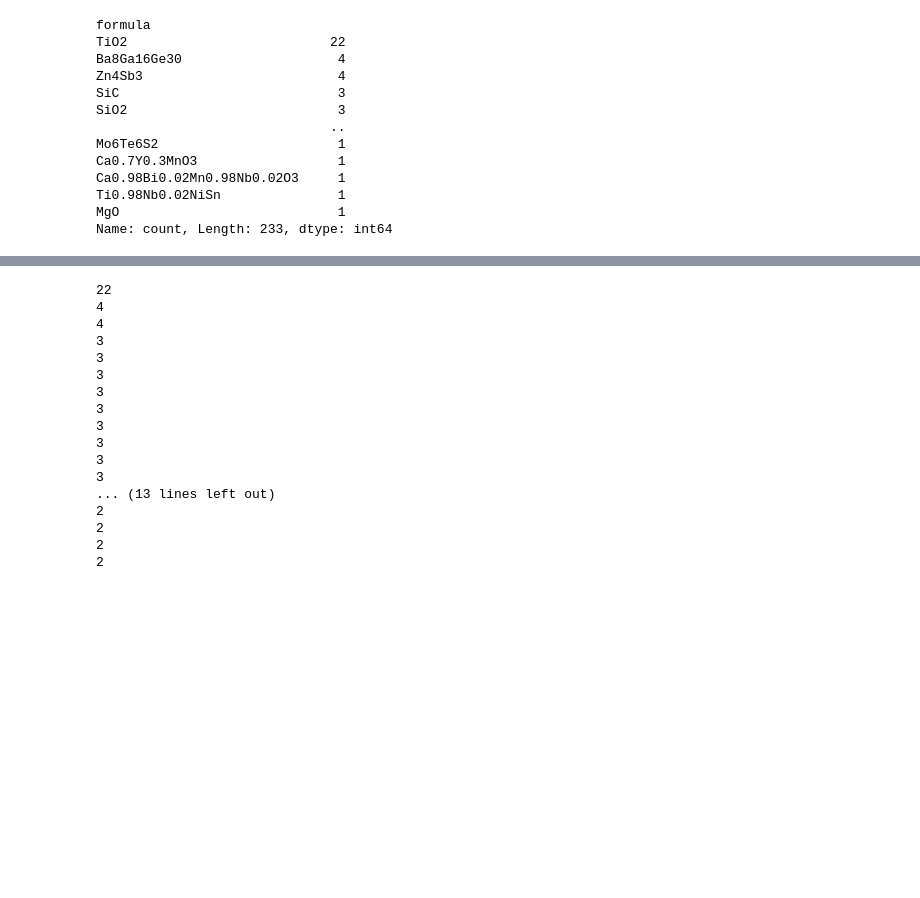
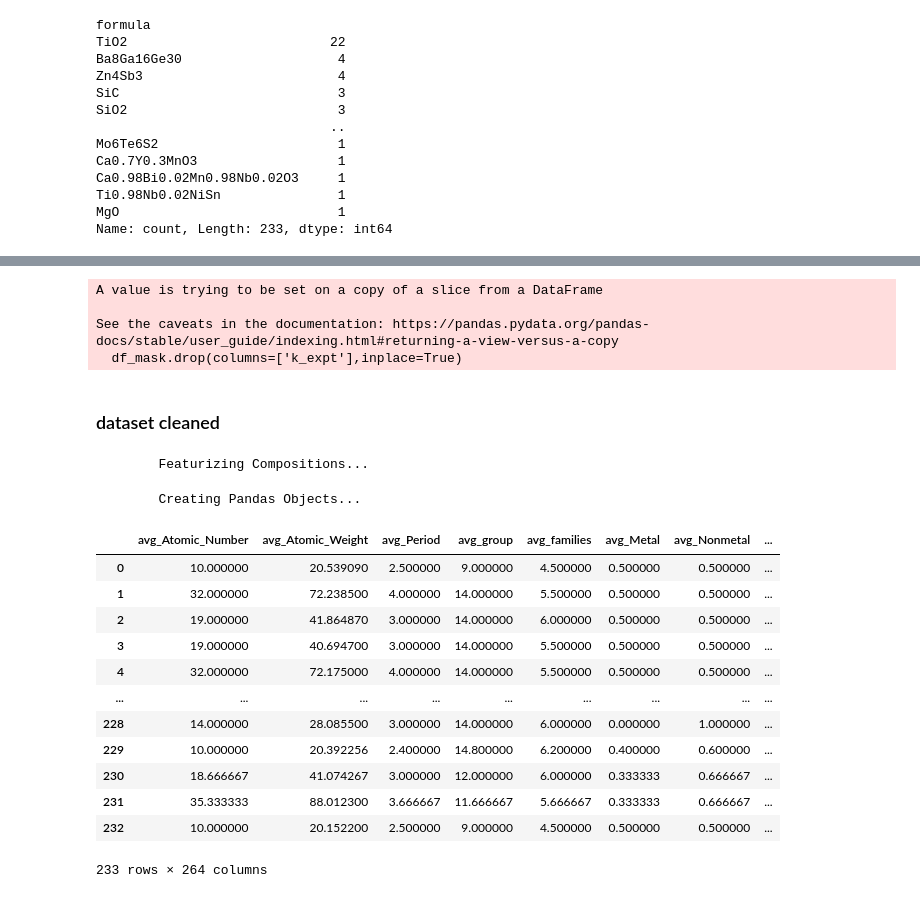
Before and after one commit to ramseyissa/qNIPV, a Jupyter notebook: notebooks/thermoelectric.ipynb, the cells around one changed output, grey strips where cells are left out. Cells and saved outputs as stored; diff of their text form; code cells hidden in the pictures; blank space fills up the shorter version.

Commit message:
cbfv

```diff
--- a/notebooks/thermoelectric.ipynb
+++ b/notebooks/thermoelectric.ipynb
@@ -249,0 +247,10 @@ df_mask[df_mask['formula'] == 'TiO2']
+# %%
+for vals in df_mask['formula'].value_counts().index:
+    if df_mask['formula'].value_counts()[vals] > 1:
+        mask_df = df_mask.loc[df_mask['formula'] == vals]
+        mean_val = mask_df['k_expt'].mean()
+
+        print(vals,mean_val)
+        #replace the k_expt values with the mean value
+        df_mask.loc[df_mask['formula'] == vals, 'k_expt'] = mean_val
+        #drop the duplicate rows
@@ -249,0 +275,3 @@ df_mask[df_mask['formula'] == 'TiO2']
+# %%
+df_mask.drop_duplicates(subset=['formula'],inplace=True)
+df_mask
@@ -250,3 +300,4 @@ df_mask[df_mask['formula'] == 'TiO2']
 # %%
-df_mask[df_mask['formula'] == 'TiO2']['k_expt'].values.mean()
+df_mask['target'] = df_mask['k_expt']
+df_mask
 # %% [output]
@@ -253,0 +322,29 @@ df_mask[df_mask['formula'] == 'TiO2']['k_expt'].values.mean()
+# %%
+df_mask.drop(columns=['k_expt'],inplace=True)
+# %% [output]
+A value is trying to be set on a copy of a slice from a DataFrame
+
+See the caveats in the documentation: https://pandas.pydata.org/pandas-docs/stable/user_guide/indexing.html#returning-a-view-versus-a-copy
+  df_mask.drop(columns=['k_expt'],inplace=True)
+# %% [markdown]
+### dataset cleaned
+# %%
+from CBFV import composition
+X, y, formulae, skipped = composition.generate_features(df_mask)
+X
+# %% [output]
+        Featurizing Compositions...
+        Creating Pandas Objects...
+|  | avg_Atomic_Number | avg_Atomic_Weight | avg_Period | avg_group | avg_families | avg_Metal | avg_Nonmetal | ... |
+| 0 | 10.000000 | 20.539090 | 2.500000 | 9.000000 | 4.500000 | 0.500000 | 0.500000 | ... |
+| 1 | 32.000000 | 72.238500 | 4.000000 | 14.000000 | 5.500000 | 0.500000 | 0.500000 | ... |
+| 2 | 19.000000 | 41.864870 | 3.000000 | 14.000000 | 6.000000 | 0.500000 | 0.500000 | ... |
+| 3 | 19.000000 | 40.694700 | 3.000000 | 14.000000 | 5.500000 | 0.500000 | 0.500000 | ... |
+| 4 | 32.000000 | 72.175000 | 4.000000 | 14.000000 | 5.500000 | 0.500000 | 0.500000 | ... |
+| ... | ... | ... | ... | ... | ... | ... | ... | ... |
+| 228 | 14.000000 | 28.085500 | 3.000000 | 14.000000 | 6.000000 | 0.000000 | 1.000000 | ... |
+| 229 | 10.000000 | 20.392256 | 2.400000 | 14.800000 | 6.200000 | 0.400000 | 0.600000 | ... |
+| 230 | 18.666667 | 41.074267 | 3.000000 | 12.000000 | 6.000000 | 0.333333 | 0.666667 | ... |
+| 231 | 35.333333 | 88.012300 | 3.666667 | 11.666667 | 5.666667 | 0.333333 | 0.666667 | ... |
+| 232 | 10.000000 | 20.152200 | 2.500000 | 9.000000 | 4.500000 | 0.500000 | 0.500000 | ... |
+233 rows × 264 columns
@@ -254,22 +405,4 @@ df_mask[df_mask['formula'] == 'TiO2']['k_expt'].values.mean()
 # %%
-for vals in df_mask['formula'].value_counts():
-    if vals > 1:
-        print(vals)
+for val in df_mask['formula'].value_counts().index:
+    if df_mask['formula'].value_counts()[val] > 1:
+        print(val)
-# %% [output]
-22
-4
-4
-3
-3
-3
-3
-3
-3
-3
-3
-3
-... (13 lines left out)
-2
-2
-2
-2
```
Also changed, not shown: parts of 15 cells of this notebook.
